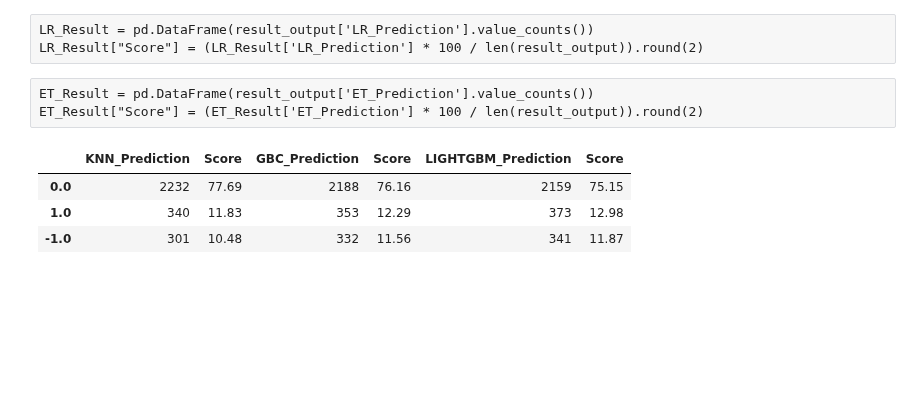
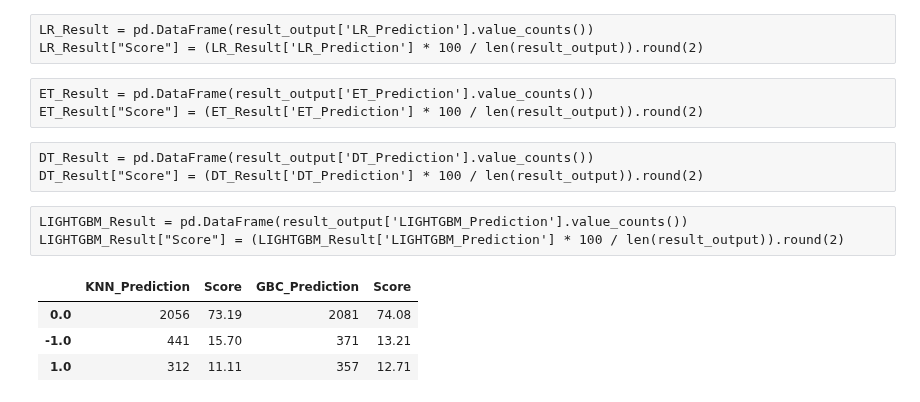
Before and after one commit to Forexience/Forexience, a Jupyter notebook: Testing_Pipeline/03_Back_Test_FINAL.ipynb, the cells around one changed output. Drawn from its saved outputs; the diff is of its cells as text; code cells hidden in the pictures; blank space fills up the shorter version.

```diff
--- a/Testing_Pipeline/03_Back_Test_FINAL.ipynb
+++ b/Testing_Pipeline/03_Back_Test_FINAL.ipynb
@@ -307,7 +315,8 @@ result_output = pd.read_csv('03_Back_Test_Final_Result_' + today + '.csv')
 #result_output['LR_Prediction'] = result_output['Current_Market'] - result_output['LR_Label']
 #result_output['ET_Prediction'] = result_output['Current_Market'] - result_output['ET_Label']
 result_output['KNN_Prediction'] = result_output['Current_Market'] - result_output['KNN_Label']
-result_output['LIGHTGBM_Prediction'] = result_output['Current_Market'] - result_output['LIGHTGBM_Label']
+#result_output['DT_Prediction'] = result_output['Current_Market'] - result_output['DT_Label']
+#result_output['LIGHTGBM_Prediction'] = result_output['Current_Market'] - result_output['LIGHTGBM_Label']
 result_output['GBC_Prediction'] = result_output['Current_Market'] - result_output['GBC_Label']
 # %%
 result_output.head()
@@ -330,3 +336,9 @@ LIGHTGBM_Result["Score"] = (LIGHTGBM_Result['LIGHTGBM_Prediction'] * 100 / len(r
+# %% [raw]
+DT_Result = pd.DataFrame(result_output['DT_Prediction'].value_counts())
+DT_Result["Score"] = (DT_Result['DT_Prediction'] * 100 / len(result_output)).round(2)
+# %% [raw]
+LIGHTGBM_Result = pd.DataFrame(result_output['LIGHTGBM_Prediction'].value_counts())
+LIGHTGBM_Result["Score"] = (LIGHTGBM_Result['LIGHTGBM_Prediction'] * 100 / len(result_output)).round(2)
 # %%
 KNN_Result = pd.DataFrame(result_output['KNN_Prediction'].value_counts())
 KNN_Result["Score"] = (KNN_Result['KNN_Prediction'] * 100 / len(result_output)).round(2)
@@ -336,14 +348,15 @@ GBC_Result["Score"] = (GBC_Result['GBC_Prediction'] * 100 / len(result_output)).
 # %%
 result = pd.concat([
 #    LR_Result,
 #    ET_Result,
     KNN_Result,
+#    DT_Result,
     GBC_Result,
-    LIGHTGBM_Result,
+#    LIGHTGBM_Result,
 ], axis=1)
 result
 # %% [output]
-|  | KNN_Prediction | Score | GBC_Prediction | Score | LIGHTGBM_Prediction | Score |
-| 0.0 | 2232 | 77.69 | 2188 | 76.16 | 2159 | 75.15 |
-| 1.0 | 340 | 11.83 | 353 | 12.29 | 373 | 12.98 |
-| -1.0 | 301 | 10.48 | 332 | 11.56 | 341 | 11.87 |
+|  | KNN_Prediction | Score | GBC_Prediction | Score |
+| 0.0 | 2056 | 73.19 | 2081 | 74.08 |
+| -1.0 | 441 | 15.70 | 371 | 13.21 |
+| 1.0 | 312 | 11.11 | 357 | 12.71 |
```
Also changed, not shown: parts of 9 cells of this notebook, 12 other files.
